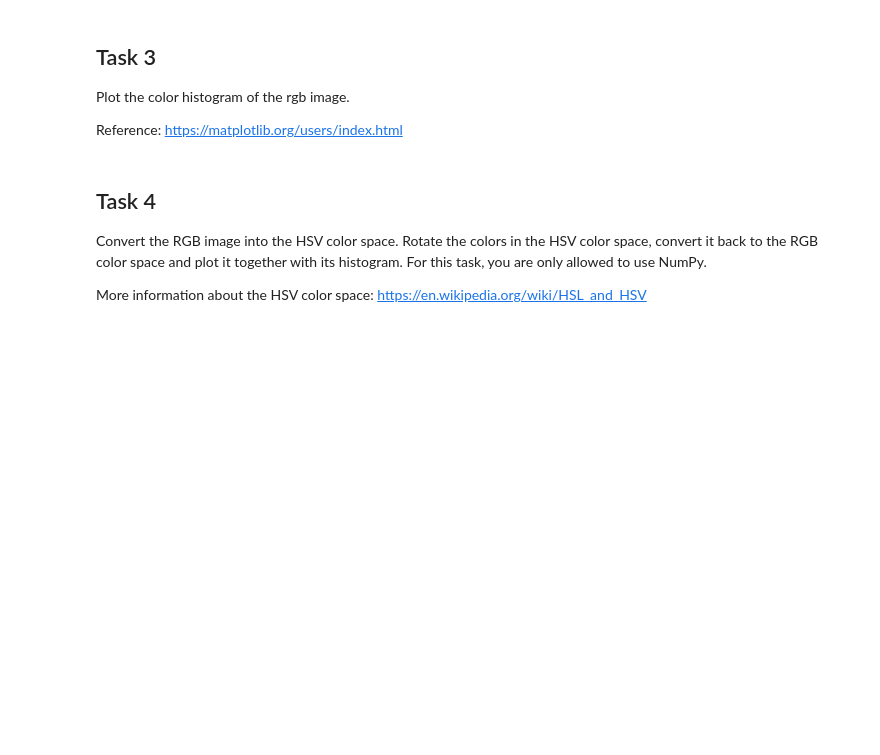
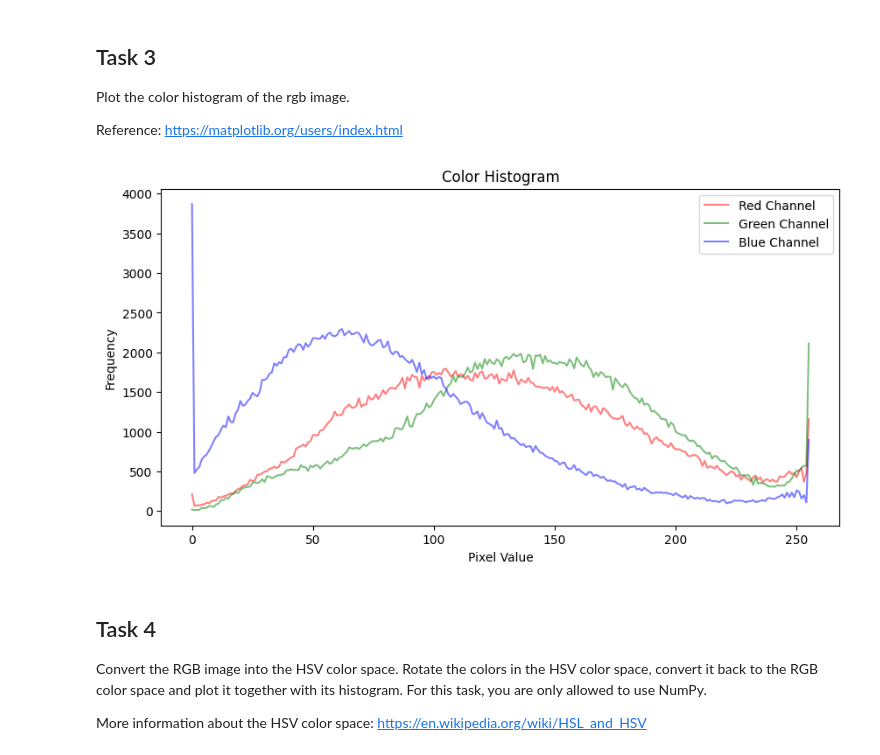
Before and after one commit to vislearn/3dcv-students, a Jupyter notebook: 1.0-tl-scientific-python.ipynb, the cells around one changed output. Drawn from its saved outputs; the diff is of its cells as text; code cells hidden in the pictures; blank space fills up the shorter version.

```diff
--- a/1.0-tl-scientific-python.ipynb
+++ b/1.0-tl-scientific-python.ipynb
@@ -40,7 +40,10 @@ Also define the following scalar value
 $$k = 5.0$$
 # %%
 # TODO: Create vectors, matrix and scalar value
-
+a = np.array([1, 0, 1, 0, 1], dtype=int)
+b = np.array([1, 2, 3, 4, 5], dtype=int)
+M = np.arange(1, 10).reshape((3, 3))
+k = 5.0
 
 print(f'a = {a}')
 print(f'b = {b}')
@@ -142,3 +177,40 @@ plot_color_histogram(image)
+# %%
+import matplotlib.pyplot as plt
+from skimage import io, exposure
+
+def plot_color_histogram(image):
+    '''
+    Plot the histogram of each color channel into a single plot.
+    Take a look at the scikit-image submodule skimage.exposure
+
+    image -- RGB image
+    '''
+    # Separate the color channels
+    red_channel = image[:, :, 0]
+    green_channel = image[:, :, 1]
+    blue_channel = image[:, :, 2]
+
+    # Calculate histograms
+    red_hist, red_bin_edges = exposure.histogram(red_channel)
+    green_hist, green_bin_edges = exposure.histogram(green_channel)
+    blue_hist, blue_bin_edges = exposure.histogram(blue_channel)
+
+    # Plot histograms
+    plt.figure(figsize=(10, 5))
+    plt.plot(red_bin_edges, red_hist, color='red', alpha=0.5)
+    plt.plot(green_bin_edges, green_hist, color='green', alpha=0.5)
+    plt.plot(blue_bin_edges, blue_hist, color='blue', alpha=0.5)
+    plt.title("Color Histogram")
+    plt.xlabel("Pixel Value")
+    plt.ylabel("Frequency")
+    plt.legend(["Red Channel", "Green Channel", "Blue Channel"])
+    plt.show()
+
+    pass
+
+plot_color_histogram(image)
+# %% [output]
+[figure, added]
 # %% [markdown]
 ## Task 4
 
```
Also changed, not shown: parts of 8 cells of this notebook.
